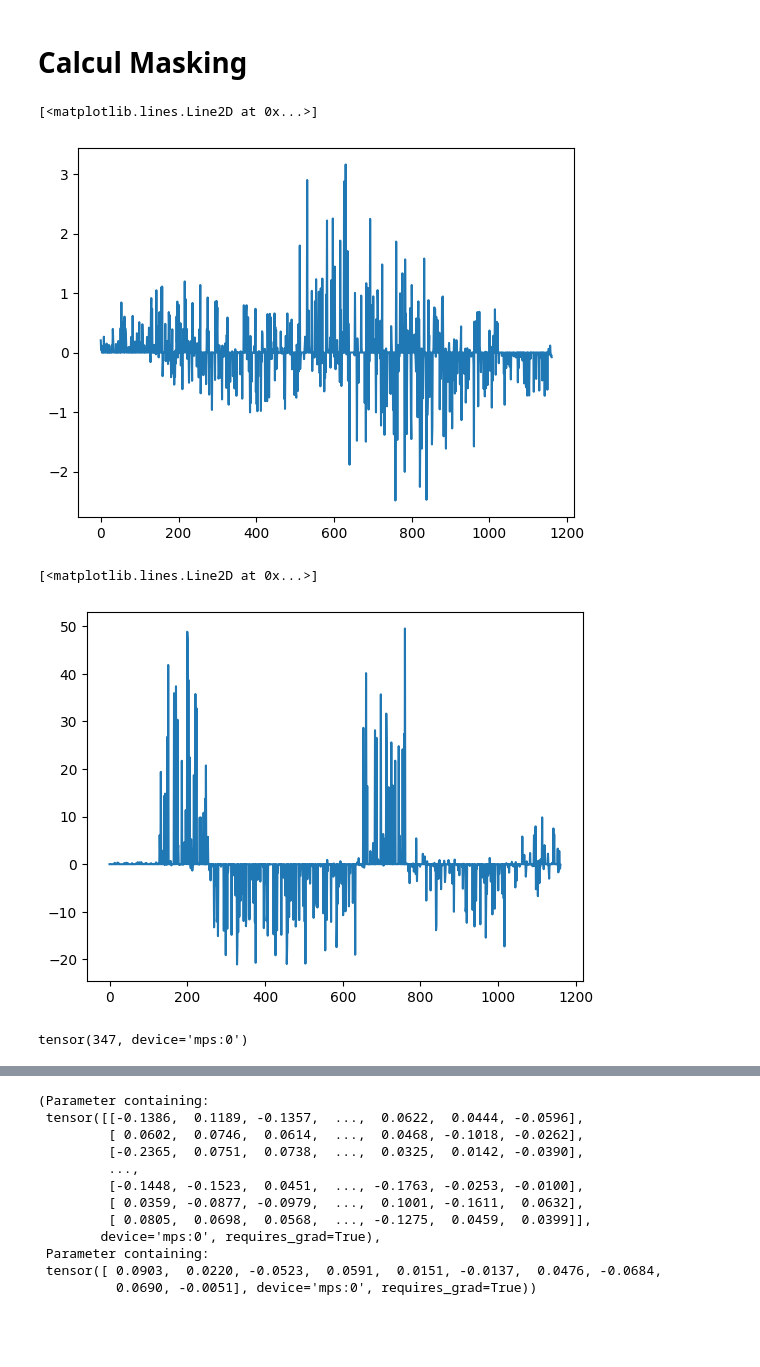
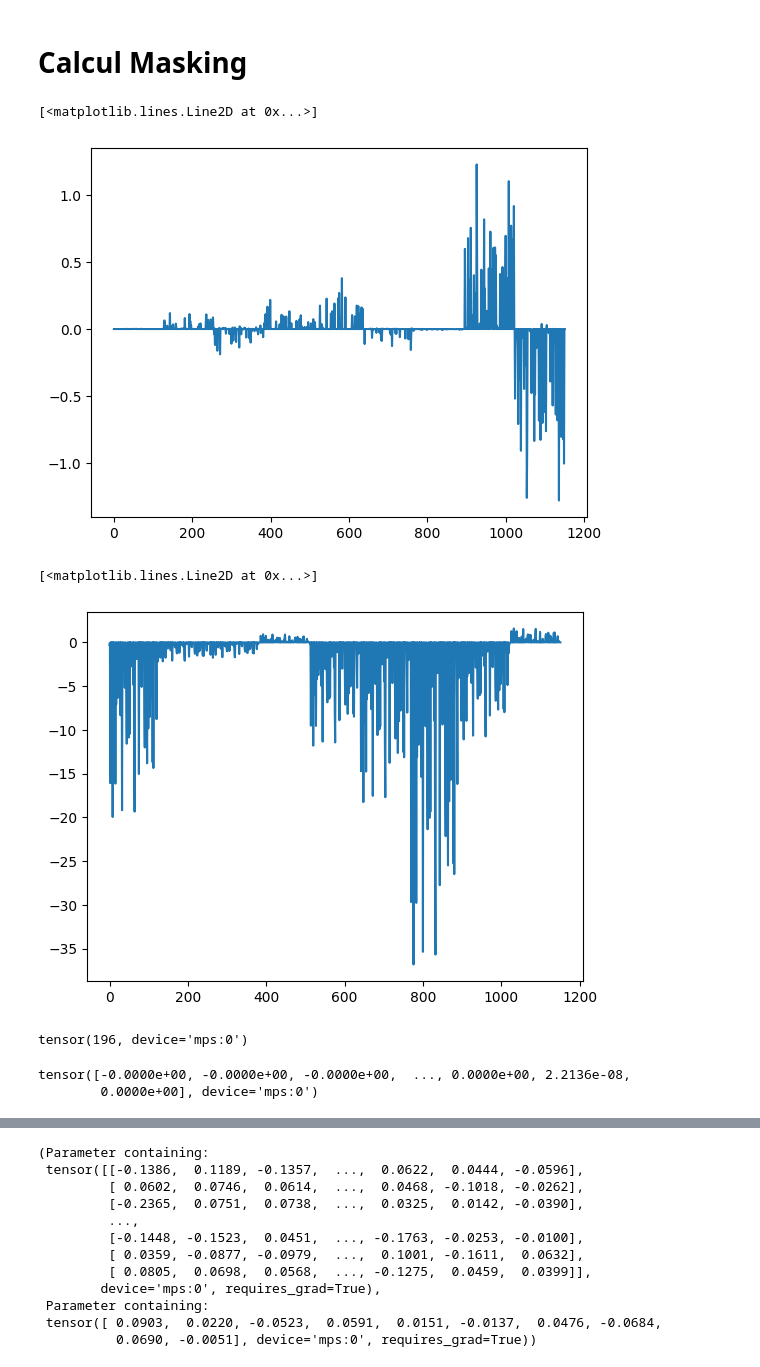
Before and after one commit to owl1996/MachineUL, a Jupyter notebook: main.ipynb, the cells around one changed output, grey strips where cells are left out. Saved outputs shown, nothing was run; the diff lists cells and outputs as text; code cells hidden in the pictures; blank space fills up the shorter version.

```diff
--- a/main.ipynb
+++ b/main.ipynb
@@ -43,7 +43,7 @@ device(type='mps')
 # %% [markdown]
 # Choose class to Test
 # %%
-class_name = '0 - zero'
+class_name = '7 - seven'
 class_loader = test_loaders[class_name]
 # %%
 bal = balance(test_loaders)
@@ -59,7 +59,7 @@ filtered_loader = filter_loaders(test_loaders, class_name, balanced_batch, shuff
 # %% [markdown]
 # Submodel
 # %%
-model = submodel(_model, 0)
+model = submodel(_model, 7)
 model.to(device)
 # %% [output]
 ConvNet(
@@ -223,17 +245,22 @@ tensor([ 0.0000,  0.0271,  0.0045,  ..., -0.3390, -0.9513, -0.1273],
 # %% [markdown]
 # Calcul Masking
 # %%
-plt.plot(grad_1.detach().cpu().numpy())
+plt.plot(grad_1[0].detach().cpu().numpy())
 # %% [output]
 [<matplotlib.lines.Line2D at 0x...>]
-[figure, old version]
+[figure, new version]
 # %%
-plt.plot(grad_2.detach().cpu().numpy())
+plt.plot(grad_2[0].detach().cpu().numpy())
 # %% [output]
 [<matplotlib.lines.Line2D at 0x...>]
-[figure, old version]
+[figure, new version]
 # %%
-mask = grad_1 * grad_2 > 0
-torch.sum(mask)
+mask = [(grad_1[0] * grad_2[0])> 0, (grad_1[1] * grad_2[1]) > 0]
+torch.sum(mask[0]) + torch.sum(mask[1])
 # %% [output]
-tensor(347, device='mps:0')
+tensor(196, device='mps:0')
+# %%
+mask[0]*grad_2[0]*torch.abs(grad_1[0])
+# %% [output]
+tensor([-0.0000e+00, -0.0000e+00, -0.0000e+00,  ..., 0.0000e+00, 2.2136e-08,
+        0.0000e+00], device='mps:0')
```
Also changed, not shown: parts of 20 cells of this notebook.
